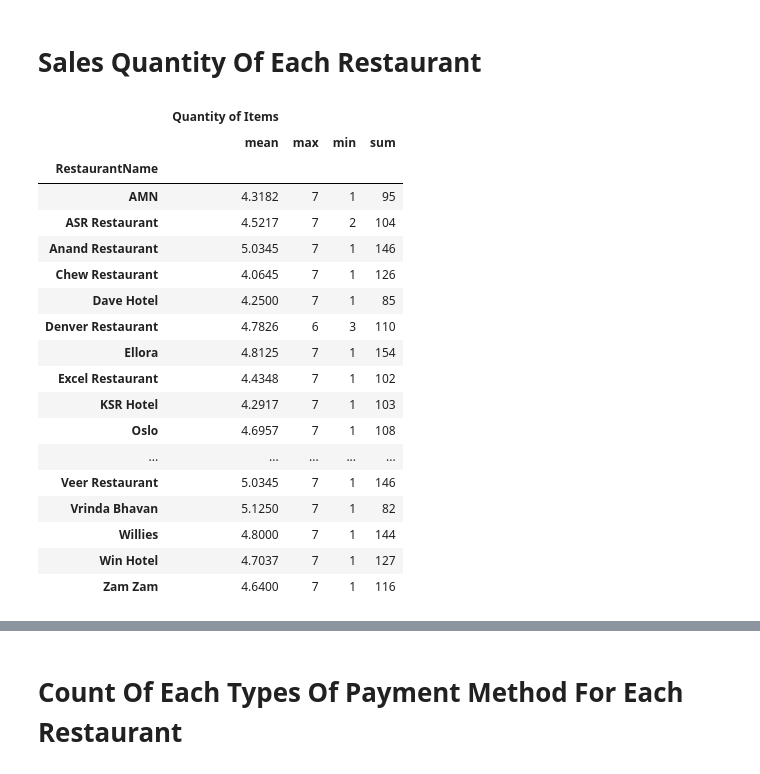
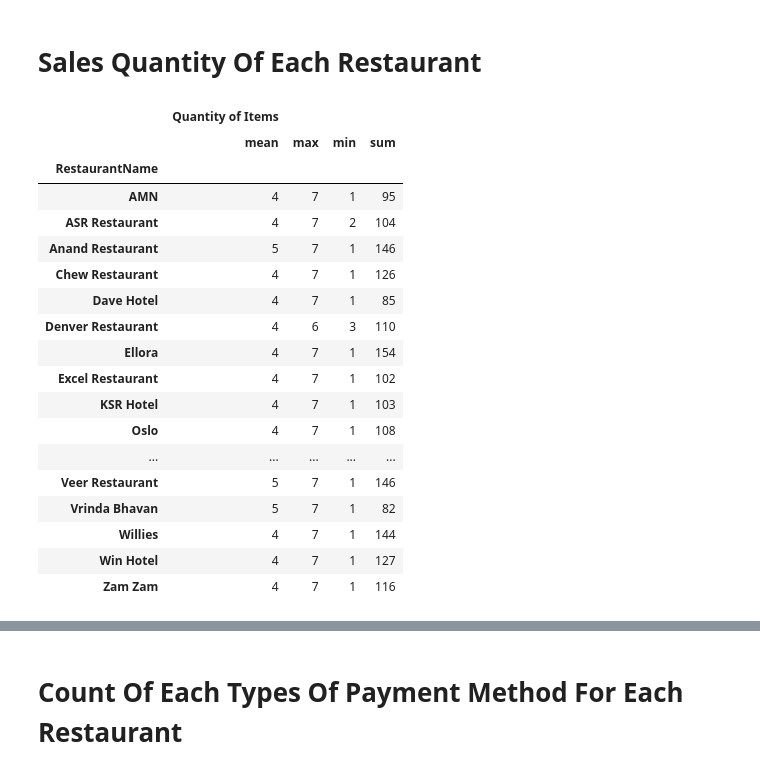
Before and after one commit to Osama-Anmar/Analysis-Restaurant-Data, a Jupyter notebook: Restaurant Sales.ipynb, the cells around one changed output, grey strips where cells are left out. Cells and saved outputs as stored; diff of their text form; code cells hidden in the pictures.

```diff
--- a/Restaurant Sales.ipynb
+++ b/Restaurant Sales.ipynb
@@ -65,7 +66,13 @@ Details
 # %% [markdown]
 # Select Important Features Only
 # %%
-Orders = Orders[['Order ID','RestaurantID', 'Quantity of Items', 'Order Amount', 'Payment Method', 'Delivery Time Taken (mins)', 'Customer Rating-Food', 'Customer Rating-Delivery']]
+Orders = Orders[['Order ID','RestaurantID', 'Quantity of Items', 'Order Amount', 'Payment Method', 'Delivery Time Taken (mins)', 'Customer Rating-Food', 'Customer Rating-Delivery', 'Order Date']]
+# %%
+Orders['Order Date'] = pd.to_datetime(Orders['Order Date'])
+# %%
+Orders['Order Time'] = Orders['Order Date'].dt.hour.astype(int)
+# %%
+Orders.drop('Order Date', axis=1,inplace=True)
 # %%
 Orders
 # %% [output]
@@ -275,25 +351,25 @@ ax.set_xlabel('Total Amount',size=15);
 # %% [markdown]
 # Sales Quantity Of Each Restaurant
 # %%
-SalesQuantity = OrdersDetails.groupby(['RestaurantName'], as_index=True, sort=True).agg({'Quantity of Items': ['mean', max, min, sum]})
-SalesQuantity
+RestaurantSalesQuantity = OrdersDetails.groupby(['RestaurantName'], as_index=True, sort=True).agg({'Quantity of Items': [np.mean, max, min, sum]}).astype(int)
+RestaurantSalesQuantity
 # %% [output]
 |  | Quantity of Items |  |  |  |
 |  | mean | max | min | sum |
 | RestaurantName |  |  |  |  |
-| AMN | 4.3182 | 7 | 1 | 95 |
-| ASR Restaurant | 4.5217 | 7 | 2 | 104 |
-| Anand Restaurant | 5.0345 | 7 | 1 | 146 |
-| Chew Restaurant | 4.0645 | 7 | 1 | 126 |
-| Dave Hotel | 4.2500 | 7 | 1 | 85 |
-| Denver Restaurant | 4.7826 | 6 | 3 | 110 |
-| Ellora | 4.8125 | 7 | 1 | 154 |
-| Excel Restaurant | 4.4348 | 7 | 1 | 102 |
-| KSR Hotel | 4.2917 | 7 | 1 | 103 |
-| Oslo | 4.6957 | 7 | 1 | 108 |
+| AMN | 4 | 7 | 1 | 95 |
+| ASR Restaurant | 4 | 7 | 2 | 104 |
+| Anand Restaurant | 5 | 7 | 1 | 146 |
+| Chew Restaurant | 4 | 7 | 1 | 126 |
+| Dave Hotel | 4 | 7 | 1 | 85 |
+| Denver Restaurant | 4 | 6 | 3 | 110 |
+| Ellora | 4 | 7 | 1 | 154 |
+| Excel Restaurant | 4 | 7 | 1 | 102 |
+| KSR Hotel | 4 | 7 | 1 | 103 |
+| Oslo | 4 | 7 | 1 | 108 |
 | ... | ... | ... | ... | ... |
-| Veer Restaurant | 5.0345 | 7 | 1 | 146 |
-| Vrinda Bhavan | 5.1250 | 7 | 1 | 82 |
-| Willies | 4.8000 | 7 | 1 | 144 |
-| Win Hotel | 4.7037 | 7 | 1 | 127 |
-| Zam Zam | 4.6400 | 7 | 1 | 116 |
+| Veer Restaurant | 5 | 7 | 1 | 146 |
+| Vrinda Bhavan | 5 | 7 | 1 | 82 |
+| Willies | 4 | 7 | 1 | 144 |
+| Win Hotel | 4 | 7 | 1 | 127 |
+| Zam Zam | 4 | 7 | 1 | 116 |
```
Also changed, not shown: parts of 117 cells of this notebook.
